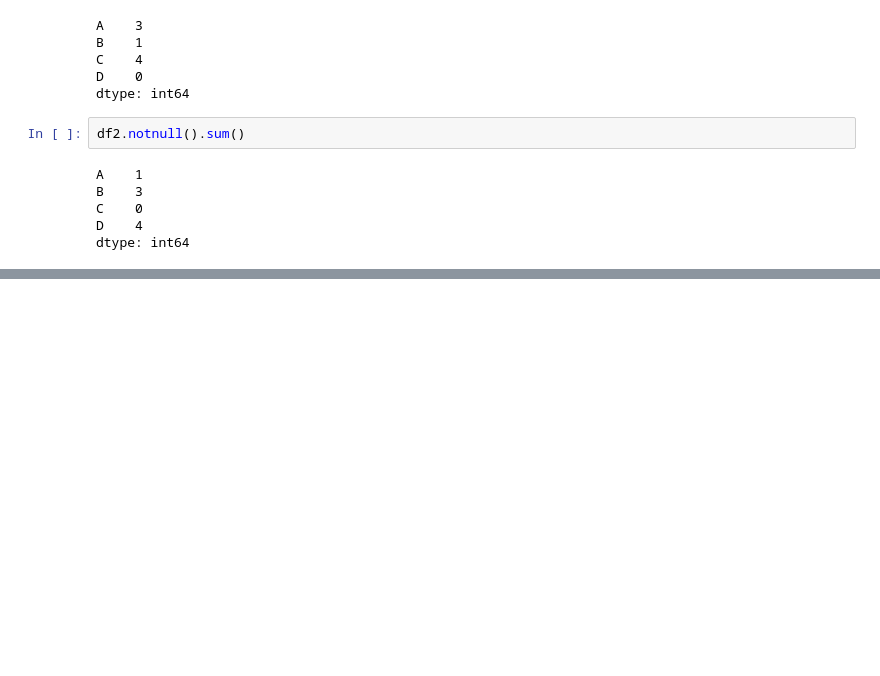
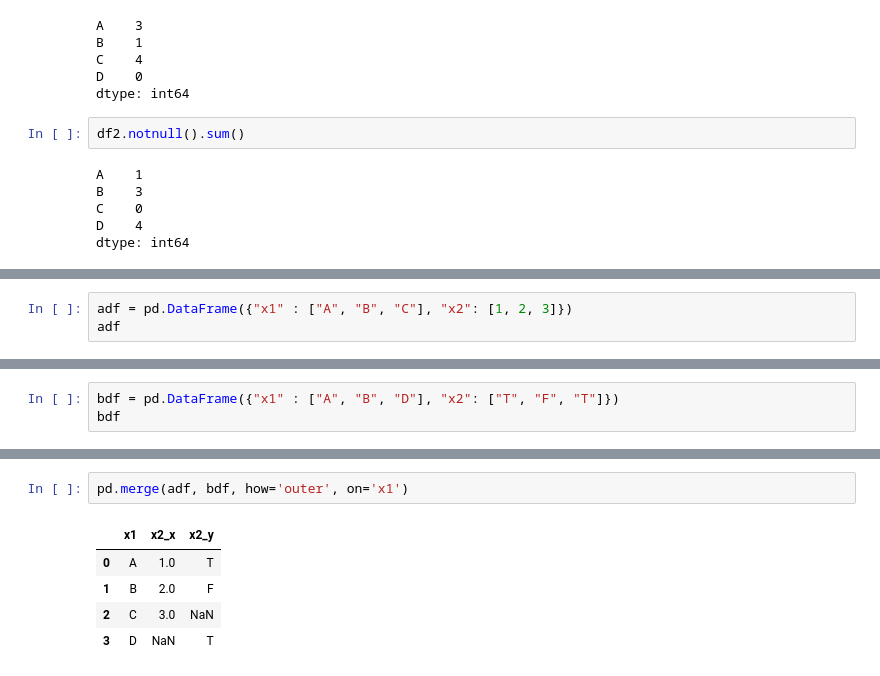
Before and after one commit to sooheeoh/python_trial, a Jupyter notebook: Pandas Cheat Sheet tutorial from Summarize Data.ipynb, the cells around one changed output, grey strips where cells are left out. Saved outputs shown, nothing was run; the diff lists cells and outputs as text; blank space fills up the shorter version.

Commit message:
merge 까지 학습. pd.merge(df1, df2, how='left', on='id') 기억하자

```diff
--- a/Pandas Cheat Sheet tutorial from Summarize Data.ipynb
+++ b/Pandas Cheat Sheet tutorial from Summarize Data.ipynb
@@ -384,0 +393,3 @@ dtype: int64
+# %%
+adf = pd.DataFrame({"x1" : ["A", "B", "C"], "x2": [1, 2, 3]})
+adf
@@ -384,0 +401,3 @@ dtype: int64
+# %%
+bdf = pd.DataFrame({"x1" : ["A", "B", "D"], "x2": ["T", "F", "T"]})
+bdf
@@ -384,0 +429,8 @@ dtype: int64
+# %%
+pd.merge(adf, bdf, how='outer', on='x1')
+# %% [output]
+|  | x1 | x2_x | x2_y |
+| 0 | A | 1.0 | T |
+| 1 | B | 2.0 | F |
+| 2 | C | 3.0 | NaN |
+| 3 | D | NaN | T |
```
Also changed, not shown: parts of 12 cells of this notebook.
